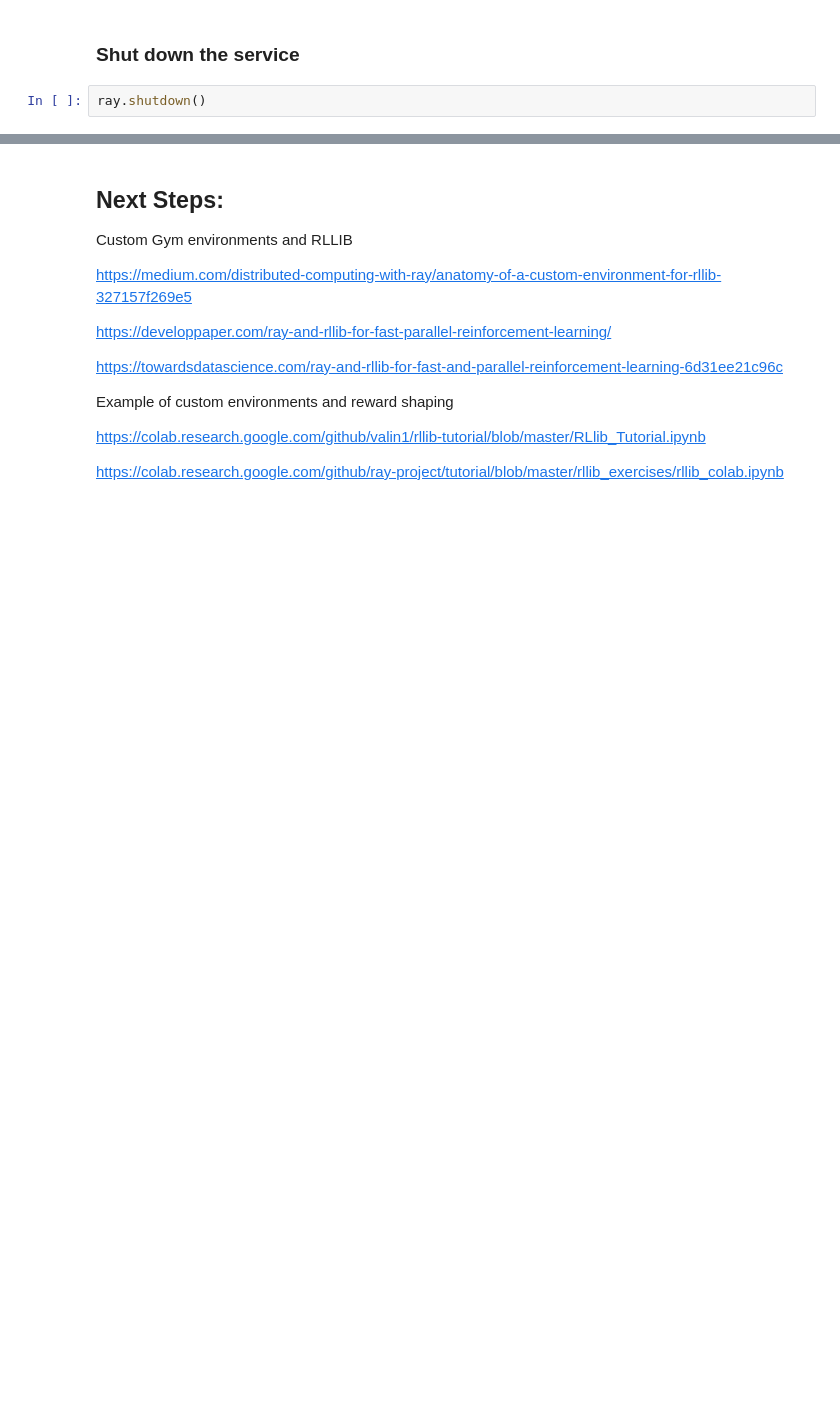
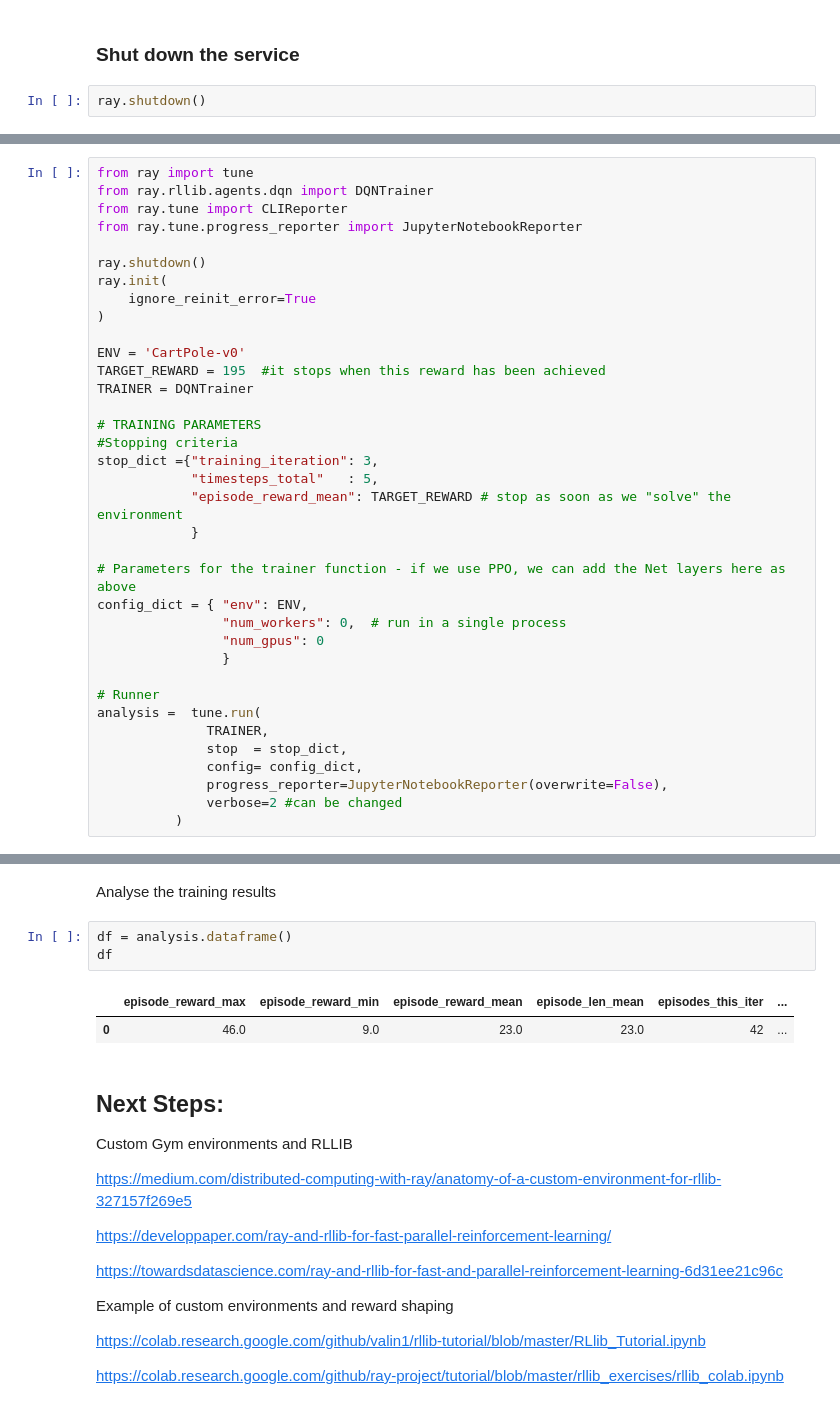
Before and after one commit to lcipolina/Ray_tutorials, a Jupyter notebook: 3_Ray_RLLIb.ipynb, the cells around one changed output, grey strips where cells are left out. Drawn from its saved outputs; the diff is of its cells as text; blank space fills up the shorter version.

```diff
--- a/3_Ray_RLLIb.ipynb
+++ b/3_Ray_RLLIb.ipynb
@@ -398,0 +557,36 @@ num_cpus_per_worker when set to 0 prevents Ray from pinning a CPU core to each w
+# %%
+from ray import tune
+from ray.rllib.agents.dqn import DQNTrainer
+from ray.tune import CLIReporter
+from ray.tune.progress_reporter import JupyterNotebookReporter
+
+ray.shutdown()
+ray.init(
+    ignore_reinit_error=True
+)
+
+ENV = 'CartPole-v0'
+TARGET_REWARD = 195  #it stops when this reward has been achieved
+TRAINER = DQNTrainer
+
+# TRAINING PARAMETERS
+#Stopping criteria
+stop_dict ={"training_iteration": 3,
+            "timesteps_total"   : 5,
+            "episode_reward_mean": TARGET_REWARD # stop as soon as we "solve" the environment
+            }
+
+# Parameters for the trainer function - if we use PPO, we can add the Net layers here as above
+config_dict = { "env": ENV,
+                "num_workers": 0,  # run in a single process
+                "num_gpus": 0
+                }
+
+# Runner
+analysis =  tune.run(
+              TRAINER,
+              stop  = stop_dict,
+              config= config_dict,
+              progress_reporter=JupyterNotebookReporter(overwrite=False),
+              verbose=2 #can be changed
+          )
@@ -399,3 +610,11 @@ num_cpus_per_worker when set to 0 prevents Ray from pinning a CPU core to each w
+# %% [markdown]
+Analyse the training results
+# %%
+df = analysis.dataframe()
+df
+# %% [output]
+|  | episode_reward_max | episode_reward_min | episode_reward_mean | episode_len_mean | episodes_this_iter | ... |
+| 0 | 46.0 | 9.0 | 23.0 | 23.0 | 42 | ... |
 # %% [markdown]
 ## Next Steps:
 Custom Gym environments and RLLIB
```
Also changed, not shown: parts of 27 cells of this notebook.
